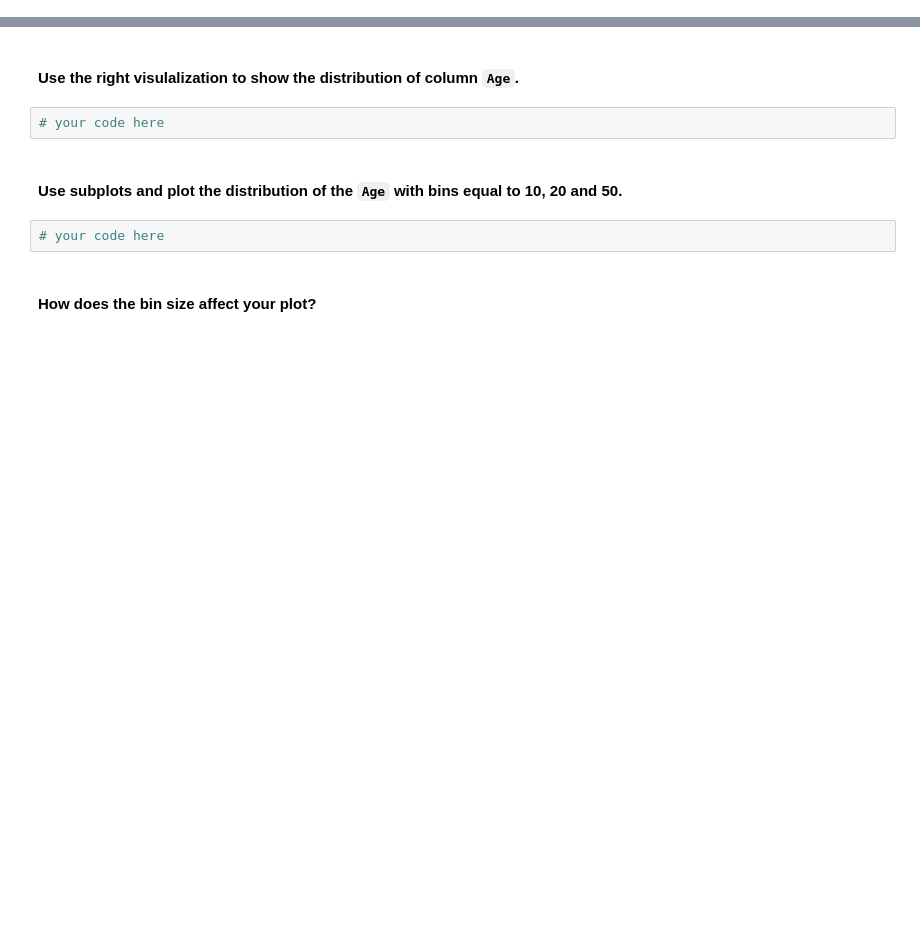
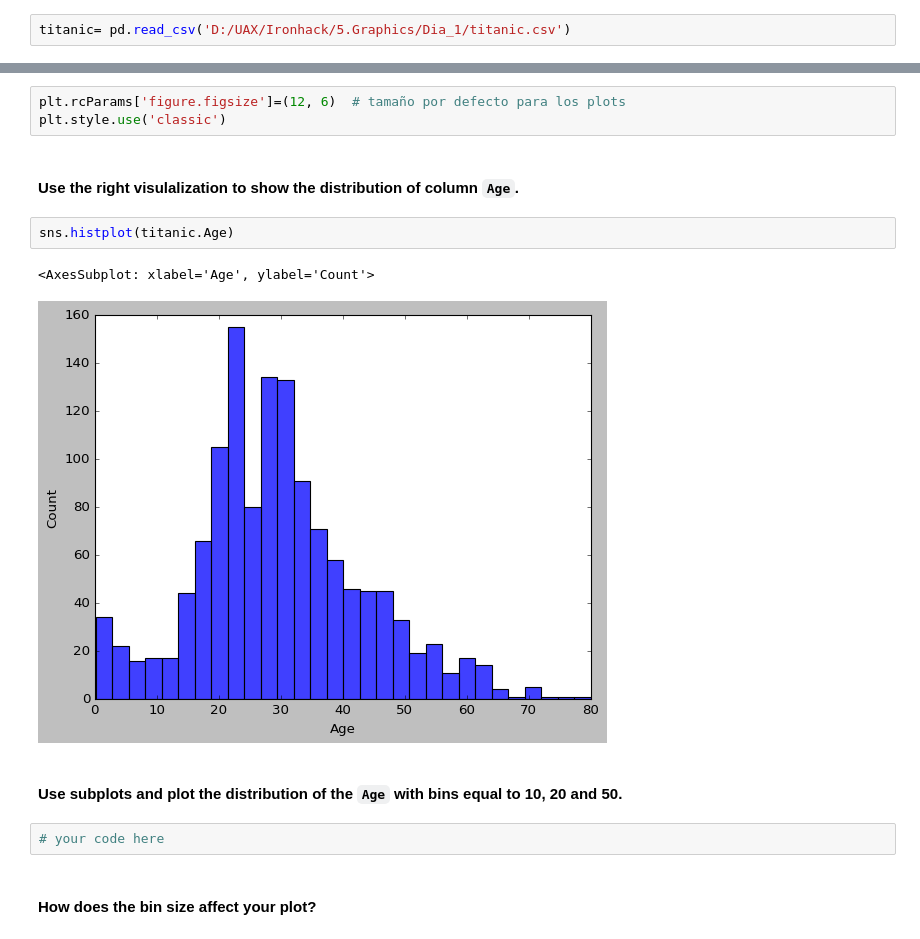
Before and after one commit to IGLESIAS1412/Ironhack, a Jupyter notebook: 5.Graphics/Dia_1/Lab Matplotlib & Seaborn.ipynb, the cells around one changed output, grey strips where cells are left out. Saved outputs shown, nothing was run; the diff lists cells and outputs as text; blank space fills up the shorter version.

```diff
--- a/5.Graphics/Dia_1/Lab Matplotlib & Seaborn.ipynb
+++ b/5.Graphics/Dia_1/Lab Matplotlib & Seaborn.ipynb
@@ -145,2 +167,4 @@ for i, col in enumerate(fitbit.columns[5:8]):
+# %%
+titanic= pd.read_csv('D:/UAX/Ironhack/5.Graphics/Dia_1/titanic.csv')
 # %% [markdown]
 #### Explore the titanic dataset using Pandas dtypes.
@@ -163,7 +215,13 @@ for i, col in enumerate(fitbit.columns[5:8]):
+# %%
+plt.rcParams['figure.figsize']=(12, 6)  # tamaño por defecto para los plots
+plt.style.use('classic')
 # %% [markdown]
 #### Use the right visulalization to show the distribution of column `Age`.
-# %%
-# your code here
+# %%
+sns.histplot(titanic.Age)
+# %% [output]
+<AxesSubplot: xlabel='Age', ylabel='Count'>
+[figure, added]
 # %% [markdown]
 #### Use subplots and plot the distribution of the `Age`  with bins equal to 10, 20 and 50.
 # %%
```
Also changed, not shown: parts of 14 cells of this notebook, 2 other files.
